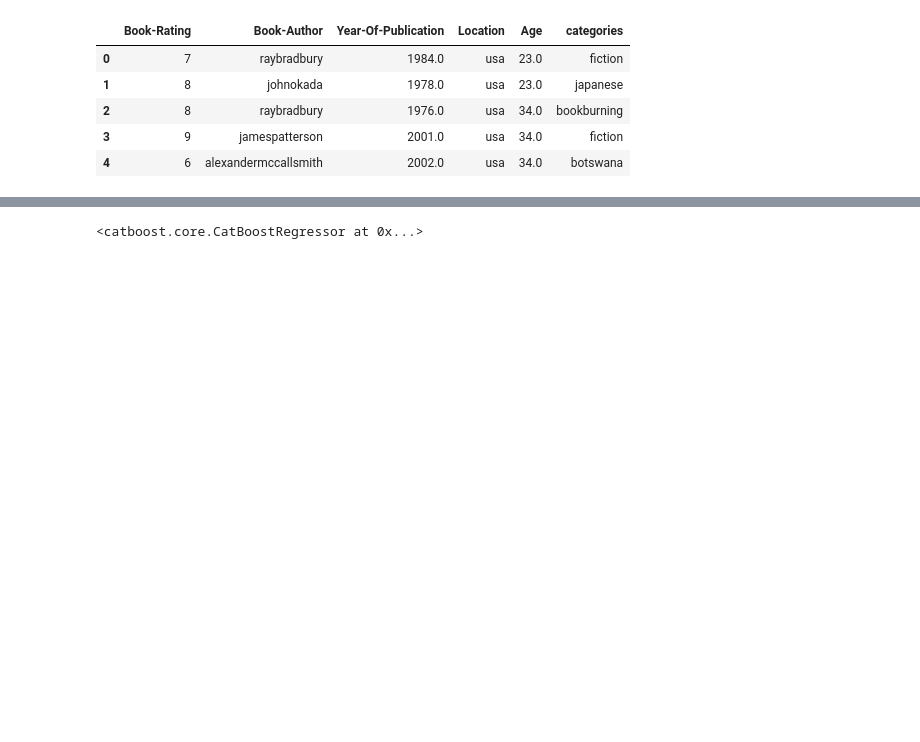
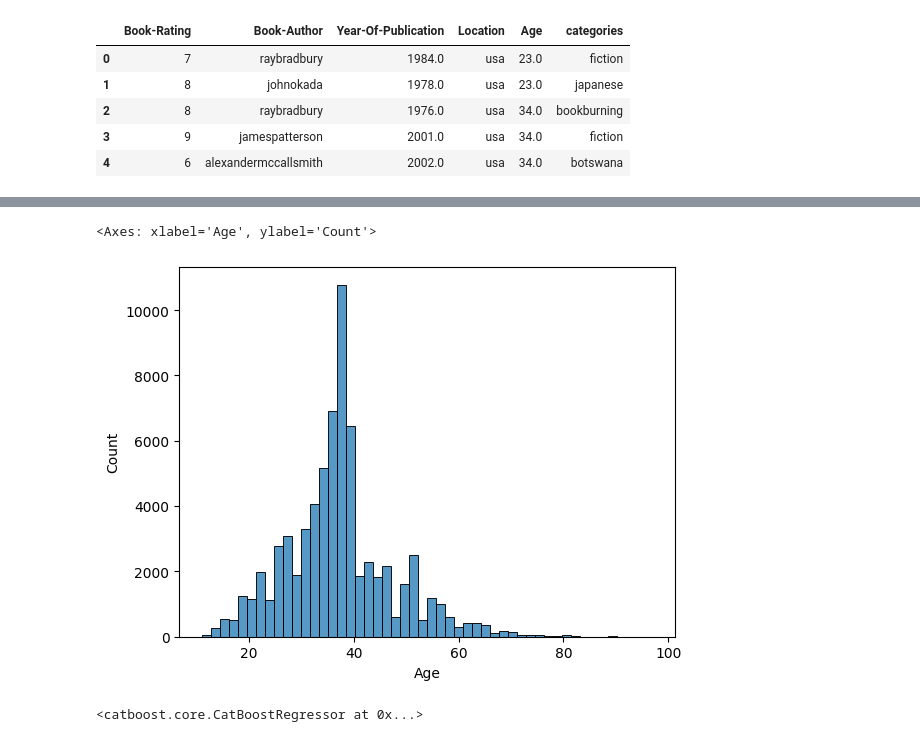
Before and after one commit to justProductAnalyst/Books-Recommendation-System, a Jupyter notebook: ML/CatBoost&Embedding.ipynb, the cells around one changed output, grey strips where cells are left out. Saved outputs shown, nothing was run; the diff lists cells and outputs as text; code cells hidden in the pictures; blank space fills up the shorter version.

```diff
--- a/ML/CatBoost&Embedding.ipynb
+++ b/ML/CatBoost&Embedding.ipynb
@@ -137,0 +244,3 @@ data.head(5)
+# %%
+miss_data.sort_index(inplace=True)
+miss_data.head(5)
@@ -137,0 +255,4 @@ data.head(5)
+# %%
+miss_data = pd.DataFrame(scaler.inverse_transform(miss_data), columns=miss_data.columns)
+miss_data['Age'] = miss_data['Age'].round(1)
+miss_data.head(5)
@@ -137,0 +267,6 @@ data.head(5)
+# %%
+miss_data['Book-Rating'] = data['Book-Rating']
+miss_data['Book-Author'] = data['Book-Author']
+miss_data['Location'] = data['Location']
+miss_data['categories'] = data['categories']
+miss_data.head(5)
@@ -137,0 +281,3 @@ data.head(5)
+# %%
+data = miss_data.copy()
+data.head(5)
@@ -138,3 +292,8 @@ data.head(5)
+# %%
+sns.histplot(data['Age'], bins=50)
+# %% [output]
+<Axes: xlabel='Age', ylabel='Count'>
+[figure, added]
 # %%
 X = data.drop(columns=['Book-Rating'])
 y = data['Book-Rating']
```
Also changed, not shown: parts of 24 cells of this notebook.
